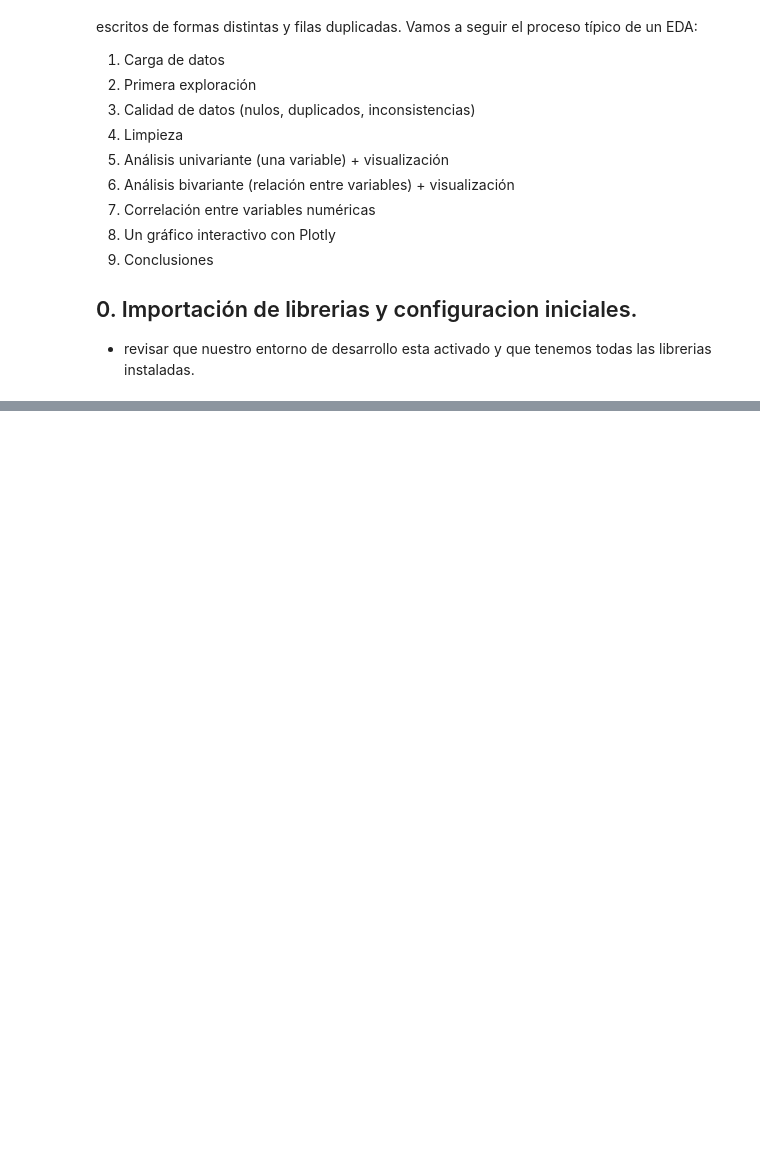
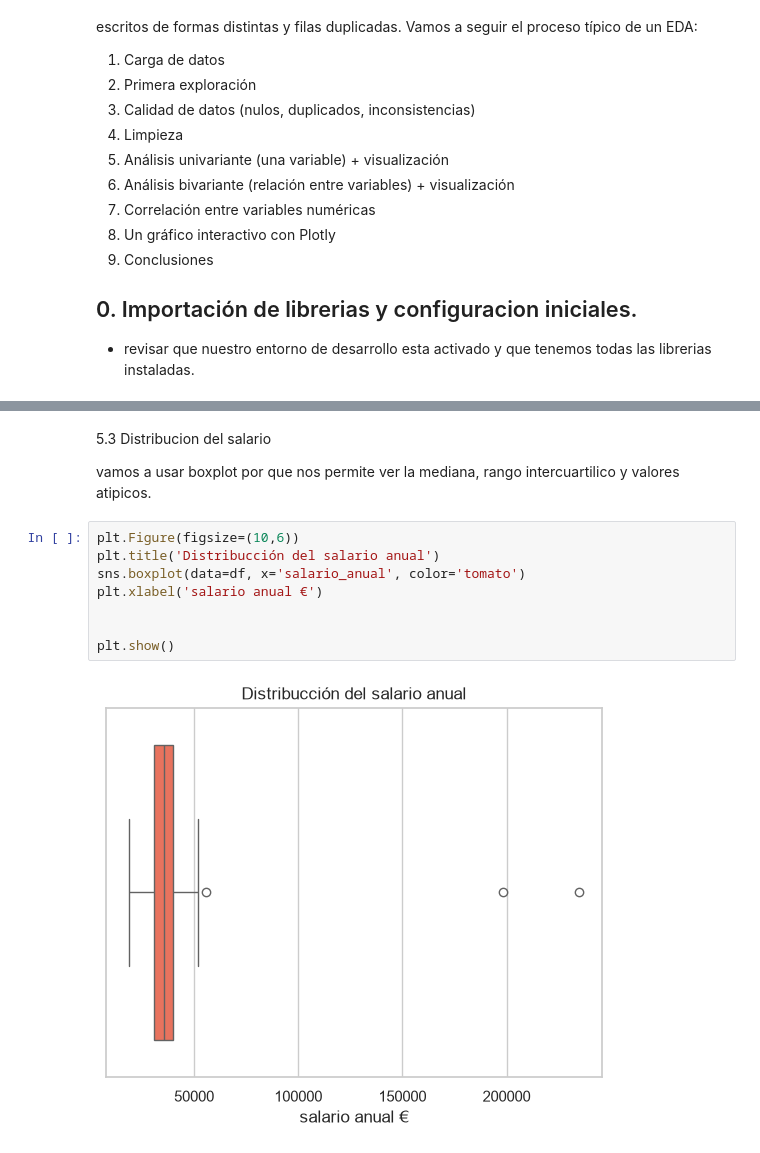
Before and after one commit to nietomoreno84-lgtm/clases_python_bigdata, a Jupyter notebook: 10_visulalizacion_datos/EDA_empleados_rrhh.ipynb, the cells around one changed output, grey strips where cells are left out. Saved outputs shown, nothing was run; the diff lists cells and outputs as text; blank space fills up the shorter version.

```diff
--- a/10_visulalizacion_datos/EDA_empleados_rrhh.ipynb
+++ b/10_visulalizacion_datos/EDA_empleados_rrhh.ipynb
@@ -33,0 +264,14 @@ import plotly.express as px
+# %% [markdown]
+5.3 Distribucion del salario
+
+vamos a usar boxplot por que nos permite ver la mediana, rango intercuartilico y valores atipicos.
+# %%
+plt.Figure(figsize=(10,6))
+plt.title('Distribucción del salario anual')
+sns.boxplot(data=df, x='salario_anual', color='tomato')
+plt.xlabel('salario anual €')
+
+
+plt.show()
+# %% [output]
+[figure, added]
```
Also changed, not shown: parts of 27 cells of this notebook.
